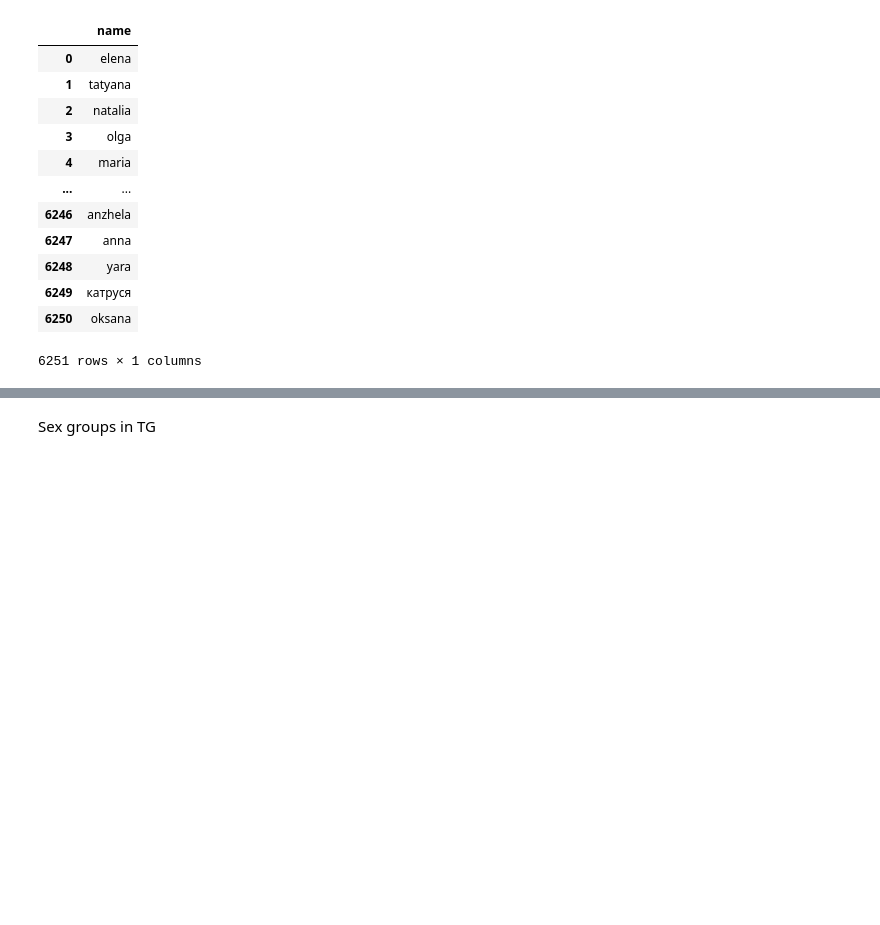
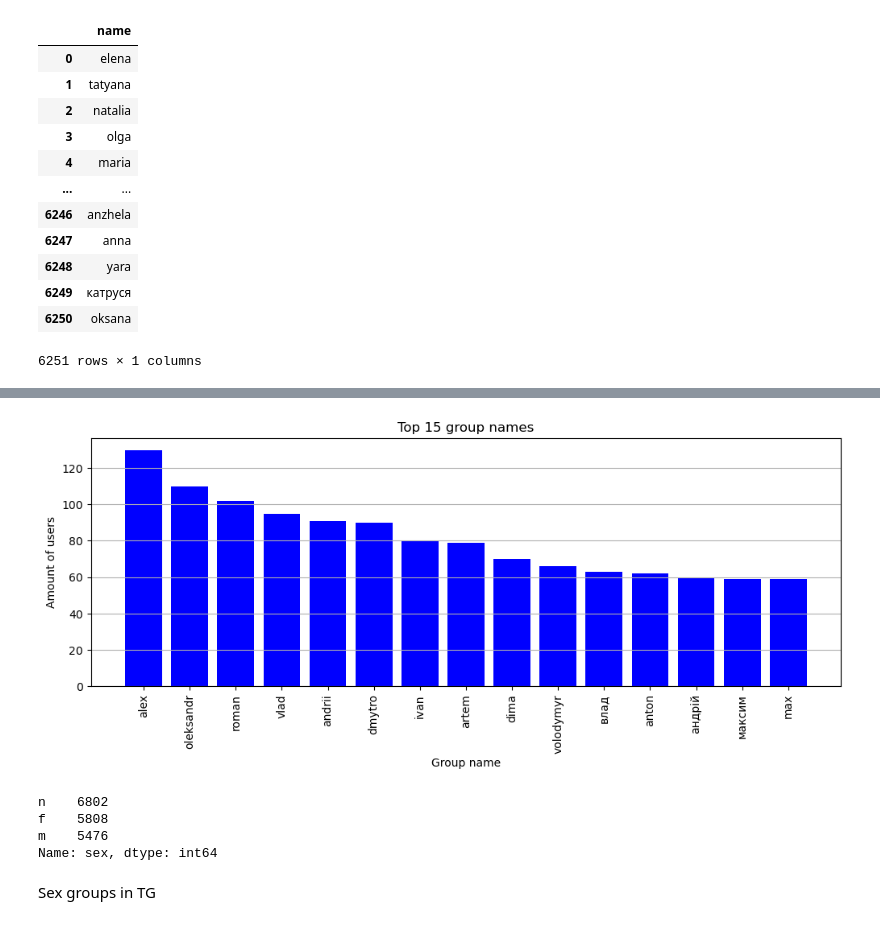
Before and after one commit to MikLay/telegram-eda, a Jupyter notebook: 3_eda_v2.ipynb, the cells around one changed output, grey strips where cells are left out. Cells and saved outputs as stored; diff of their text form; code cells hidden in the pictures; blank space fills up the shorter version.

```diff
--- a/3_eda_v2.ipynb
+++ b/3_eda_v2.ipynb
@@ -833,5 +916,24 @@ df_users['sex'] = df_users.formatted_first_name.apply(lambda name: 'f' if name i
+# %%
+plt.subplots(figsize=(12,4))
+plt.bar(g_df_mm.head(15).index,g_df_mm.head(15).values, color='blue')
+
+plt.xlabel('Group name')
+plt.ylabel('Amount of users')
+plt.title('Top 15 group names')
+plt.grid(axis='y')
+plt.xticks(rotation=90)
+plt.show()
+# %% [output]
+[figure, added]
 # %%
 sex_groups = df_users.sex.value_counts()
+# %%
+sex_groups
+# %% [output]
+n    6802
+f    5808
+m    5476
+Name: sex, dtype: int64
 # %% [markdown]
 Sex groups in TG
 # %%
```
Also changed, not shown: parts of 9 cells of this notebook.
